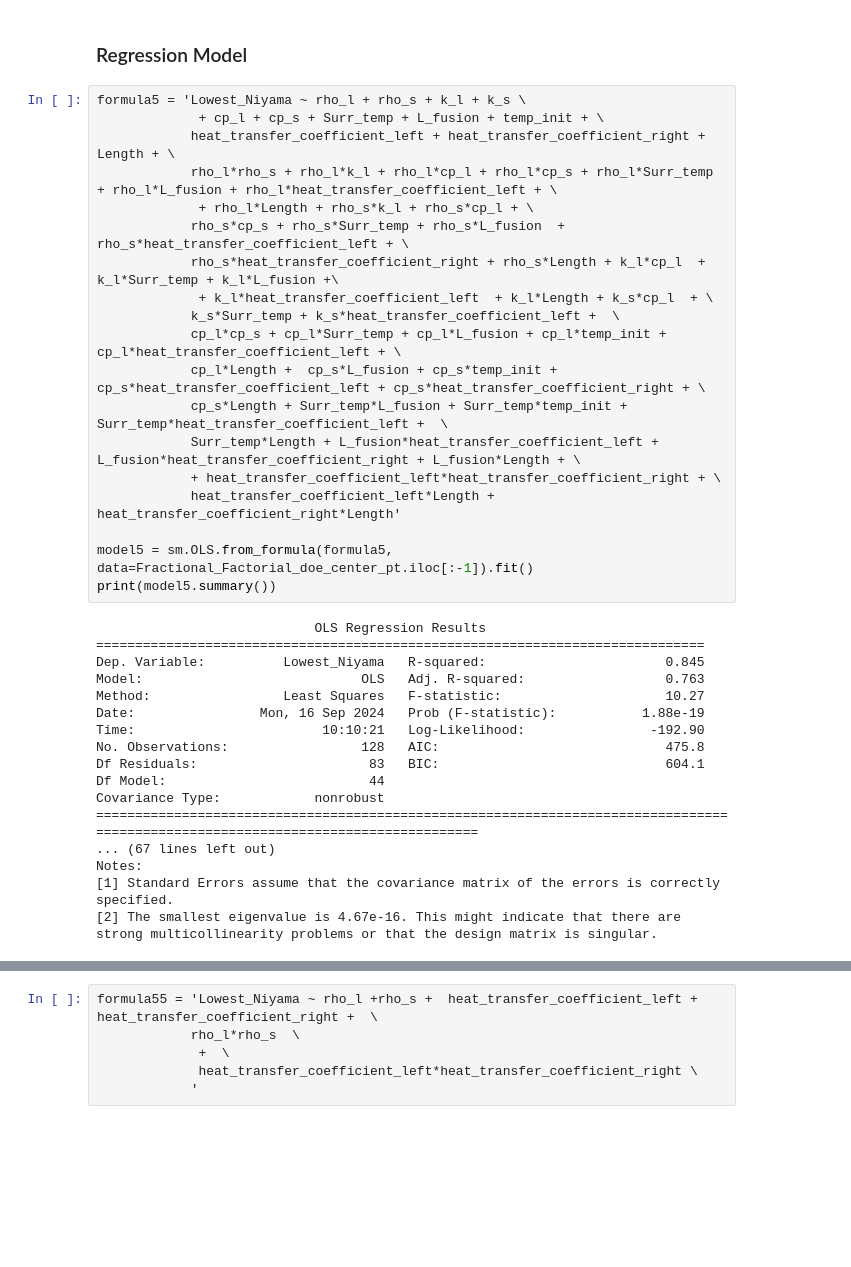
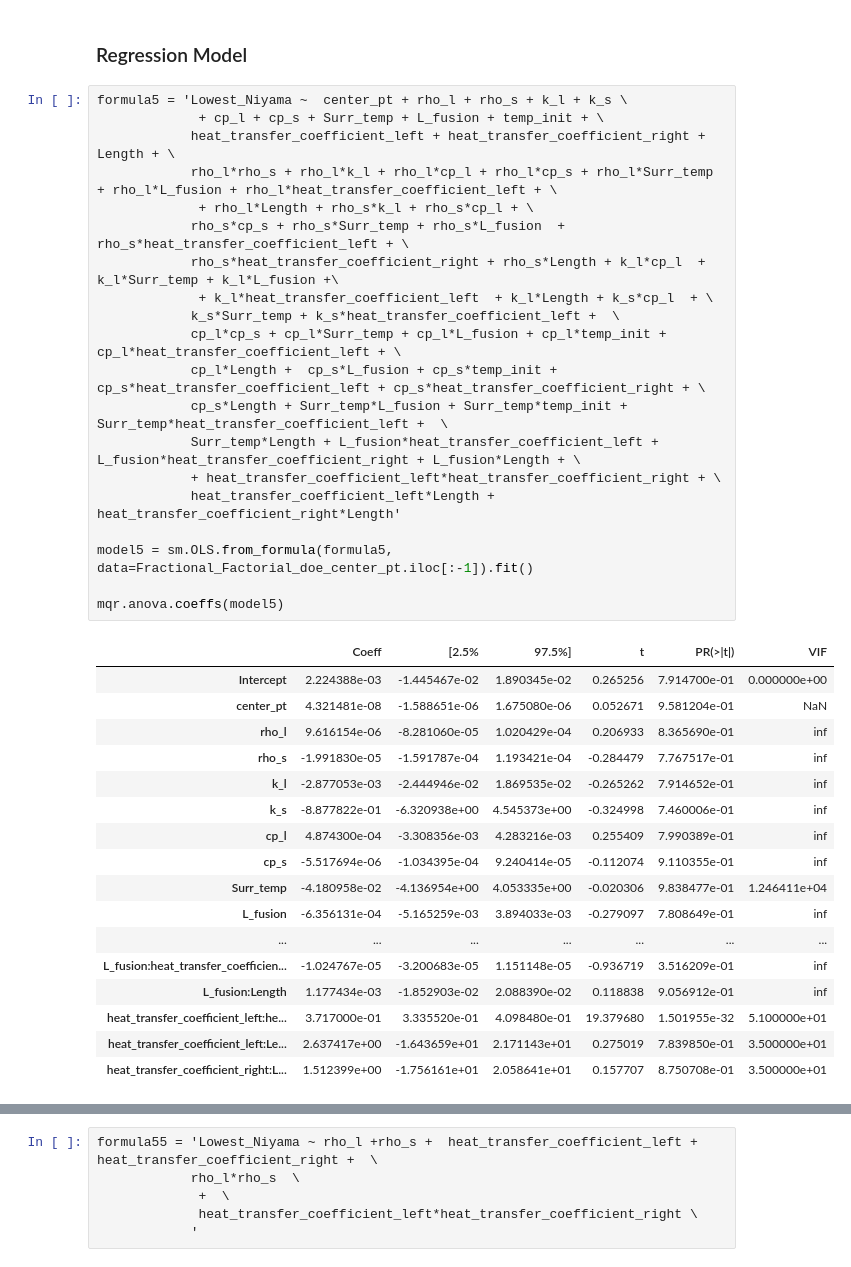
Before and after one commit to radhikrammohan/1D_HT_Pinn, a Jupyter notebook: Data-prep/DOE/1D_HT_DOE_6.ipynb, the cells around one changed output, grey strips where cells are left out. Cells and saved outputs as stored; diff of their text form; blank space fills up the shorter version.

```diff
--- a/Data-prep/DOE/1D_HT_DOE_6.ipynb
+++ b/Data-prep/DOE/1D_HT_DOE_6.ipynb
@@ -320,39 +291,40 @@ plt.show()
 # %% [markdown]
 ### Regression Model
 # %%
-formula5 = 'Lowest_Niyama ~ rho_l + rho_s + k_l + k_s \
+formula5 = 'Lowest_Niyama ~  center_pt + rho_l + rho_s + k_l + k_s \
              + cp_l + cp_s + Surr_temp + L_fusion + temp_init + \
             heat_transfer_coefficient_left + heat_transfer_coefficient_right + Length + \
             rho_l*rho_s + rho_l*k_l + rho_l*cp_l + rho_l*cp_s + rho_l*Surr_temp + rho_l*L_fusion + rho_l*heat_transfer_coefficient_left + \
              + rho_l*Length + rho_s*k_l + rho_s*cp_l + \
             rho_s*cp_s + rho_s*Surr_temp + rho_s*L_fusion  + rho_s*heat_transfer_coefficient_left + \
             rho_s*heat_transfer_coefficient_right + rho_s*Length + k_l*cp_l  + k_l*Surr_temp + k_l*L_fusion +\
              + k_l*heat_transfer_coefficient_left  + k_l*Length + k_s*cp_l  + \
             k_s*Surr_temp + k_s*heat_transfer_coefficient_left +  \
             cp_l*cp_s + cp_l*Surr_temp + cp_l*L_fusion + cp_l*temp_init + cp_l*heat_transfer_coefficient_left + \
             cp_l*Length +  cp_s*L_fusion + cp_s*temp_init + cp_s*heat_transfer_coefficient_left + cp_s*heat_transfer_coefficient_right + \
             cp_s*Length + Surr_temp*L_fusion + Surr_temp*temp_init + Surr_temp*heat_transfer_coefficient_left +  \
             Surr_temp*Length + L_fusion*heat_transfer_coefficient_left + L_fusion*heat_transfer_coefficient_right + L_fusion*Length + \
             + heat_transfer_coefficient_left*heat_transfer_coefficient_right + \
             heat_transfer_coefficient_left*Length + heat_transfer_coefficient_right*Length'
 
 model5 = sm.OLS.from_formula(formula5, data=Fractional_Factorial_doe_center_pt.iloc[:-1]).fit()
-print(model5.summary())
+
+mqr.anova.coeffs(model5)
 # %% [output]
-                            OLS Regression Results
-==============================================================================
-Dep. Variable:          Lowest_Niyama   R-squared:                       0.845
-Model:                            OLS   Adj. R-squared:                  0.763
-Method:                 Least Squares   F-statistic:                     10.27
-Date:                Mon, 16 Sep 2024   Prob (F-statistic):           1.88e-19
-Time:                        10:10:21   Log-Likelihood:                -192.90
-No. Observations:                 128   AIC:                             475.8
-Df Residuals:                      83   BIC:                             604.1
-Df Model:                          44
-Covariance Type:            nonrobust
-==================================================================================================================================
-... (67 lines left out)
-Notes:
-[1] Standard Errors assume that the covariance matrix of the errors is correctly specified.
-[2] The smallest eigenvalue is 4.67e-16. This might indicate that there are
-strong multicollinearity problems or that the design matrix is singular.
+|  | Coeff | [2.5% | 97.5%] | t | PR(>|t|) | VIF |
+| Intercept | 2.224388e-03 | -1.445467e-02 | 1.890345e-02 | 0.265256 | 7.914700e-01 | 0.000000e+00 |
+| center_pt | 4.321481e-08 | -1.588651e-06 | 1.675080e-06 | 0.052671 | 9.581204e-01 | NaN |
+| rho_l | 9.616154e-06 | -8.281060e-05 | 1.020429e-04 | 0.206933 | 8.365690e-01 | inf |
+| rho_s | -1.991830e-05 | -1.591787e-04 | 1.193421e-04 | -0.284479 | 7.767517e-01 | inf |
+| k_l | -2.877053e-03 | -2.444946e-02 | 1.869535e-02 | -0.265262 | 7.914652e-01 | inf |
+| k_s | -8.877822e-01 | -6.320938e+00 | 4.545373e+00 | -0.324998 | 7.460006e-01 | inf |
+| cp_l | 4.874300e-04 | -3.308356e-03 | 4.283216e-03 | 0.255409 | 7.990389e-01 | inf |
+| cp_s | -5.517694e-06 | -1.034395e-04 | 9.240414e-05 | -0.112074 | 9.110355e-01 | inf |
+| Surr_temp | -4.180958e-02 | -4.136954e+00 | 4.053335e+00 | -0.020306 | 9.838477e-01 | 1.246411e+04 |
+| L_fusion | -6.356131e-04 | -5.165259e-03 | 3.894033e-03 | -0.279097 | 7.808649e-01 | inf |
+| ... | ... | ... | ... | ... | ... | ... |
+| L_fusion:heat_transfer_coefficien... | -1.024767e-05 | -3.200683e-05 | 1.151148e-05 | -0.936719 | 3.516209e-01 | inf |
+| L_fusion:Length | 1.177434e-03 | -1.852903e-02 | 2.088390e-02 | 0.118838 | 9.056912e-01 | inf |
+| heat_transfer_coefficient_left:he... | 3.717000e-01 | 3.335520e-01 | 4.098480e-01 | 19.379680 | 1.501955e-32 | 5.100000e+01 |
+| heat_transfer_coefficient_left:Le... | 2.637417e+00 | -1.643659e+01 | 2.171143e+01 | 0.275019 | 7.839850e-01 | 3.500000e+01 |
+| heat_transfer_coefficient_right:L... | 1.512399e+00 | -1.756161e+01 | 2.058641e+01 | 0.157707 | 8.750708e-01 | 3.500000e+01 |
```
Also changed, not shown: parts of 40 cells of this notebook, 5 other files.
